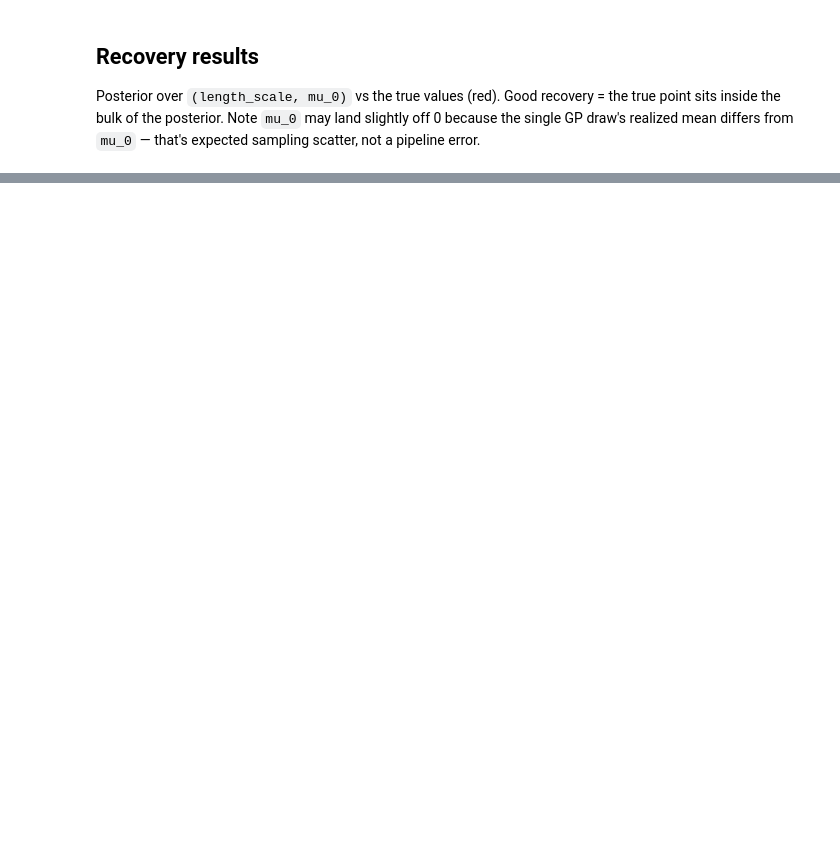
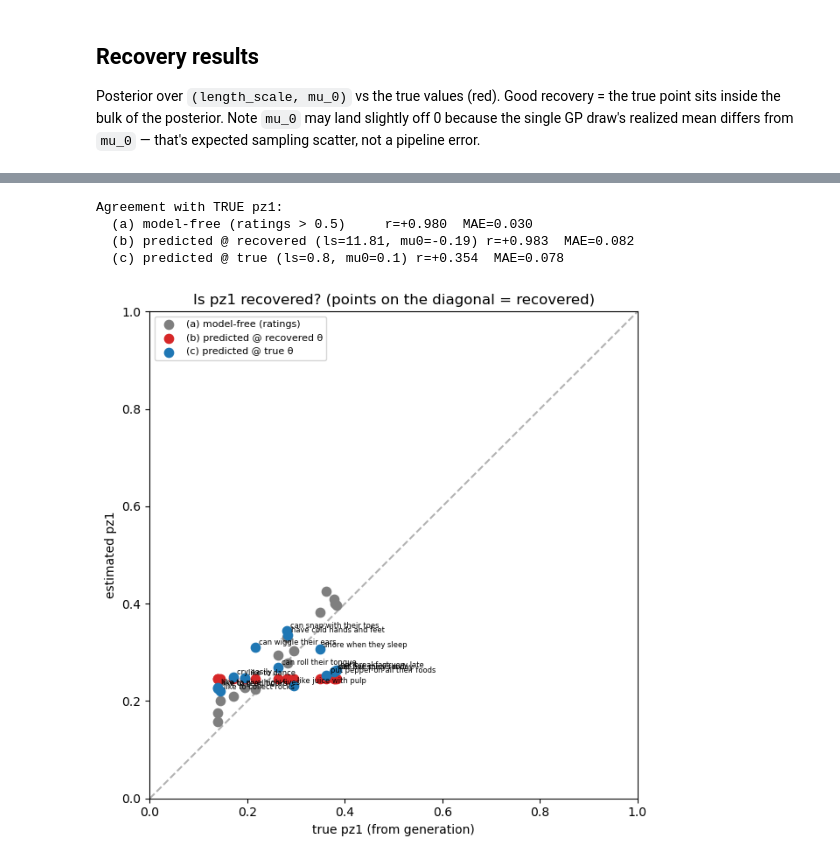
Before and after one commit to mariannazhang/compgenerics, a Jupyter notebook: model/per-feature-prevalence/model-synthetic-recovery-vbmc.ipynb, the cells around one changed output, grey strips where cells are left out. Drawn from its saved outputs; the diff is of its cells as text; code cells hidden in the pictures; blank space fills up the shorter version.

Commit message:
joint param recovery fails

```diff
--- a/model/per-feature-prevalence/model-synthetic-recovery-vbmc.ipynb
+++ b/model/per-feature-prevalence/model-synthetic-recovery-vbmc.ipynb
@@ -325,0 +326,67 @@ convergence: no  (evals: 150, ELBO: -25974.4)
+# %%
+# === Diagnostic: is pz1 recovered, or does the linking function absorb it? ===
+# KEY: the MCMC samples test coherences from the TRAINING utterances + GP prior only — the test
+# ratings never enter the sampler. So "predicted pz1" is the model's prediction of test coherence
+# from training, at a given theta. We compare true pz1 against:
+#   (a) a model-free estimate from the ratings (high-mode fraction)  -> do the ratings encode pz1?
+#   (b) predicted pz1 at the RECOVERED theta                          -> what the fit believes
+#   (c) predicted pz1 at the TRUE theta                               -> best case for the model
+#
+# Reading it:
+#   - If (a) tracks true pz1 but (b)/(c) do NOT, the training+GP can't predict test coherence
+#     (test features weakly coupled to training / weak utterance signal) -> theta unidentifiable
+#     because the ratings' pz1 info is never used to constrain the coherences.
+#   - If (b)/(c) track true pz1 but length_scale is still flat -> pz1 is fine; ls is just hard to
+#     estimate (a smoothness parameter from one sparse field realization).
+#   - If predicted pz1 is far from the ratings' pz1, the per-feature Beta shapes are absorbing the
+#     mismatch (the "linking flexibility" mechanism).
+
+def predicted_pz1(ls, mu0):
+    """Posterior-mean pz1 = E[sigmoid(y_test)] from the GP+utterance model at (ls, mu0)."""
+    params = {**FIXED_PARAMS, 'length_scale': float(ls), 'mu_0': float(mu0)}
+    ldf = make_log_density_fn_joint(u_train, x_train, x_test, params)
+    ip  = {'training_coherences': jnp.zeros(n_train), 'test_coherences': jnp.zeros(J)}
+    k = jax.random.PRNGKey(0); k, wk = jax.random.split(k)
+    w = blackjax.window_adaptation(blackjax.nuts, ldf)
+    (st, npar), _ = w.run(wk, ip, num_steps=N_WARMUP)
+    nuts = blackjax.nuts(ldf, **npar)
+    step = jax.jit(lambda s, key: nuts.step(key, s))
+    tc = []
+    for key in jax.random.split(k, N_SAMPLES)[:-1]:
+        st, _ = step(st, key)
+        tc.append(np.array(st.position['test_coherences']))
+    return np.array(jax.nn.sigmoid(np.array(tc))).mean(0)   # (J,)
+
+ls_rec, mu0_rec = float(np.median(ls_samples)), float(np.median(mu0_samples))
+pz1_freefit  = np.array((responses > 0.5).mean(0))                       # (a) model-free
+pz1_pred_rec = predicted_pz1(ls_rec, mu0_rec)                            # (b) recovered theta
+pz1_pred_tru = predicted_pz1(TRUE_PARAMS['length_scale'], TRUE_PARAMS['mu_0'])  # (c) true theta
+
+def _summ(name, est):
+    r   = np.corrcoef(pz1_test_true, est)[0, 1]
+    mae = np.mean(np.abs(pz1_test_true - est))
+    print(f"  {name:<34} r={r:+.3f}  MAE={mae:.3f}")
+print("Agreement with TRUE pz1:")
+_summ("(a) model-free (ratings > 0.5)", pz1_freefit)
+_summ(f"(b) predicted @ recovered (ls={ls_rec:.2f}, mu0={mu0_rec:.2f})", pz1_pred_rec)
+_summ(f"(c) predicted @ true (ls={TRUE_PARAMS['length_scale']}, mu0={TRUE_PARAMS['mu_0']})", pz1_pred_tru)
+
+fig, ax = plt.subplots(figsize=(6.5, 6.5))
+ax.plot([0, 1], [0, 1], '--', color='gray', alpha=0.6, zorder=0)
+ax.scatter(pz1_test_true, pz1_freefit,  s=55, color='tab:gray',   label='(a) model-free (ratings)')
+ax.scatter(pz1_test_true, pz1_pred_rec, s=55, color='tab:red',    label='(b) predicted @ recovered θ')
+ax.scatter(pz1_test_true, pz1_pred_tru, s=55, color='tab:blue',   label='(c) predicted @ true θ')
+for j in range(J):
+    ax.annotate(TEST_FEATURE_NAMES[j], (pz1_test_true[j], pz1_pred_tru[j]),
+                fontsize=6, xytext=(3, 2), textcoords='offset points')
+ax.set_xlim(0, 1); ax.set_ylim(0, 1)
+ax.set_xlabel('true pz1 (from generation)'); ax.set_ylabel('estimated pz1')
+ax.set_title('Is pz1 recovered? (points on the diagonal = recovered)')
+ax.legend(loc='upper left', fontsize=8)
+plt.tight_layout(); plt.show()
+# %% [output]
+Agreement with TRUE pz1:
+  (a) model-free (ratings > 0.5)     r=+0.980  MAE=0.030
+  (b) predicted @ recovered (ls=11.81, mu0=-0.19) r=+0.983  MAE=0.082
+  (c) predicted @ true (ls=0.8, mu0=0.1) r=+0.354  MAE=0.078
+[figure, added]
```
Also changed, not shown: parts of 5 cells of this notebook.
